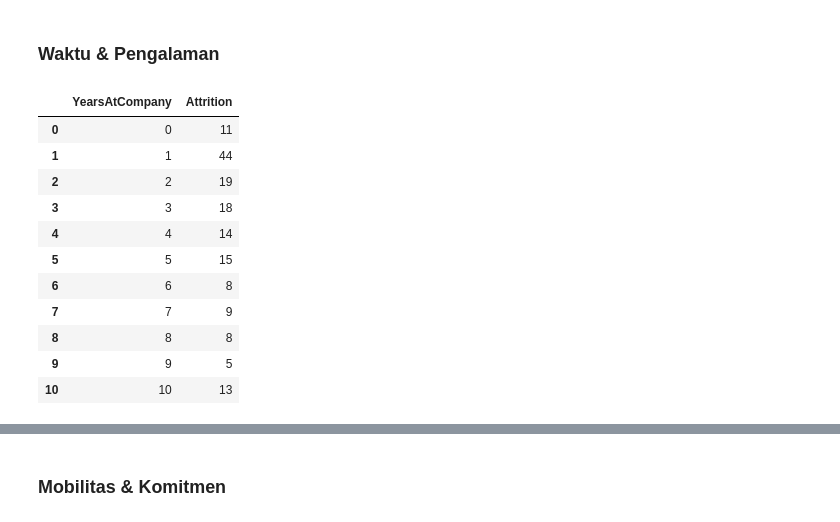
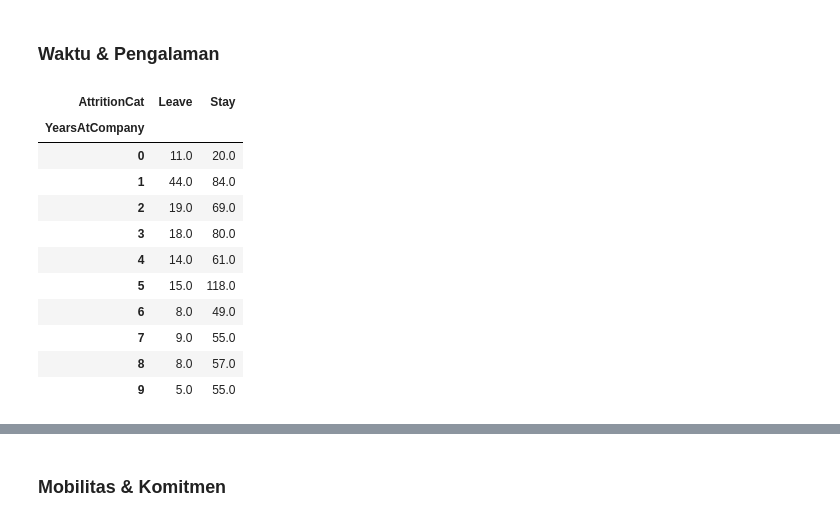
Before and after one commit to muchammadwr/Menyelesaikan-Permasalahan-Human-Resources, a Jupyter notebook: notebook.ipynb, the cells around one changed output, grey strips where cells are left out. Cells and saved outputs as stored; diff of their text form; code cells hidden in the pictures.

```diff
--- a/notebook.ipynb
+++ b/notebook.ipynb
@@ -136,0 +151,4 @@ df.describe()
+# %%
+df["AttritionCat"] = df["Attrition"].map({1: "Leave", 0: "Stay"})
+attrition_rate = df["AttritionCat"].value_counts(normalize=True) * 100
+print(f"Attrition Rate:\n{attrition_rate.round(2)}")
@@ -502,0 +564,16 @@ plt.show()
+# %%
+df["WorkLifeBalanceCat"] = pd.cut(
+    df["WorkLifeBalance"],
+    bins=[0, 1, 2, 3, 4],
+    labels=list(satisfaction.values()),
+    right=True,
+)
+
+work_life_balance = pd.pivot_table(
+    df,
+    index="WorkLifeBalanceCat",
+    columns="AttritionCat",
+    values="Attrition",
+    aggfunc="count",
+).sort_values(by="Stay", ascending=False)
+work_life_balance
@@ -589,28 +705,25 @@ plt.show()
 # %% [markdown]
 ### Waktu & Pengalaman
 # %%
-years_company = (
-    pd.pivot_table(
-        df[df["Attrition"] == 1],
-        index="YearsAtCompany",
-        values="Attrition",
-        aggfunc="count",
-    )
-    .sort_values("YearsAtCompany", ascending=True)
-    .reset_index()
-    .head(11)
-)
+years_company = pd.pivot_table(
+    df,
+    index="YearsAtCompany",
+    columns="AttritionCat",
+    values="Attrition",
+    aggfunc="count",
+).head(10)
+
 years_company
 # %% [output]
-|  | YearsAtCompany | Attrition |
-| 0 | 0 | 11 |
-| 1 | 1 | 44 |
-| 2 | 2 | 19 |
-| 3 | 3 | 18 |
-| 4 | 4 | 14 |
-| 5 | 5 | 15 |
-| 6 | 6 | 8 |
-| 7 | 7 | 9 |
-| 8 | 8 | 8 |
-| 9 | 9 | 5 |
-| 10 | 10 | 13 |
+| AttritionCat | Leave | Stay |
+| YearsAtCompany |  |  |
+| 0 | 11.0 | 20.0 |
+| 1 | 44.0 | 84.0 |
+| 2 | 19.0 | 69.0 |
+| 3 | 18.0 | 80.0 |
+| 4 | 14.0 | 61.0 |
+| 5 | 15.0 | 118.0 |
+| 6 | 8.0 | 49.0 |
+| 7 | 9.0 | 55.0 |
+| 8 | 8.0 | 57.0 |
+| 9 | 5.0 | 55.0 |
```
Also changed, not shown: parts of 90 cells of this notebook, 3 other files.
